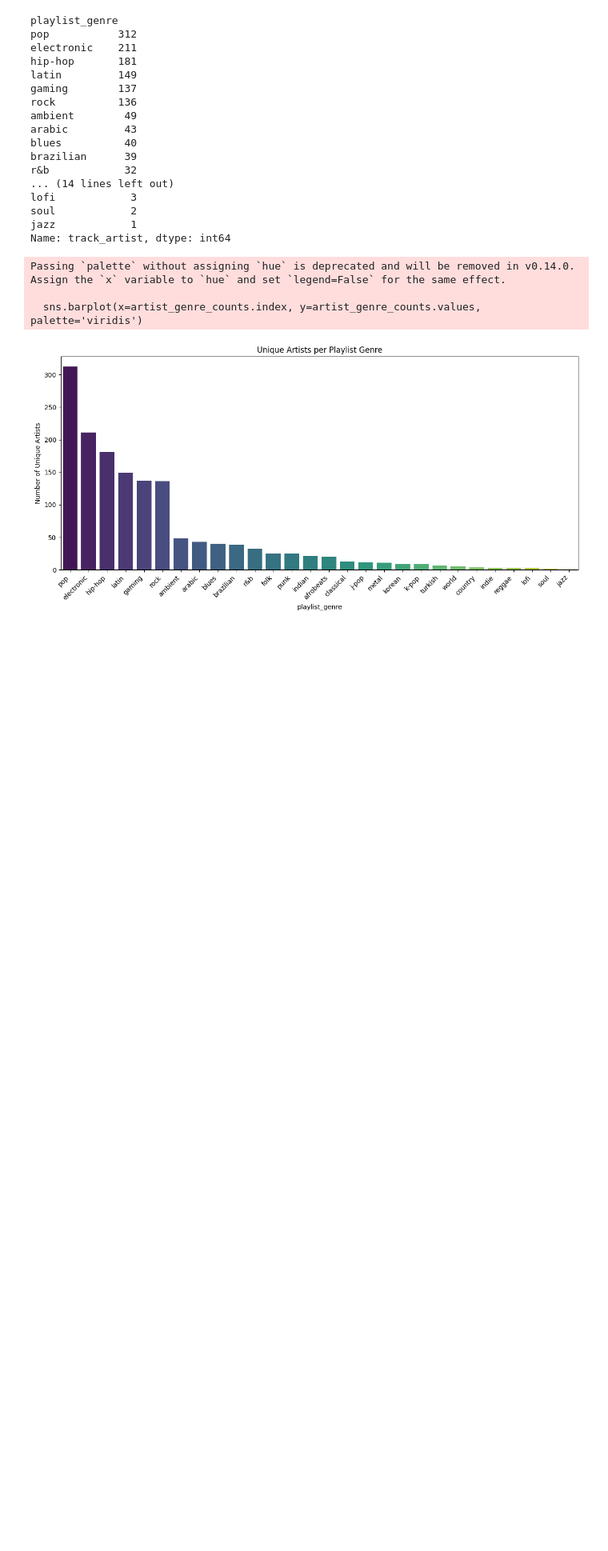
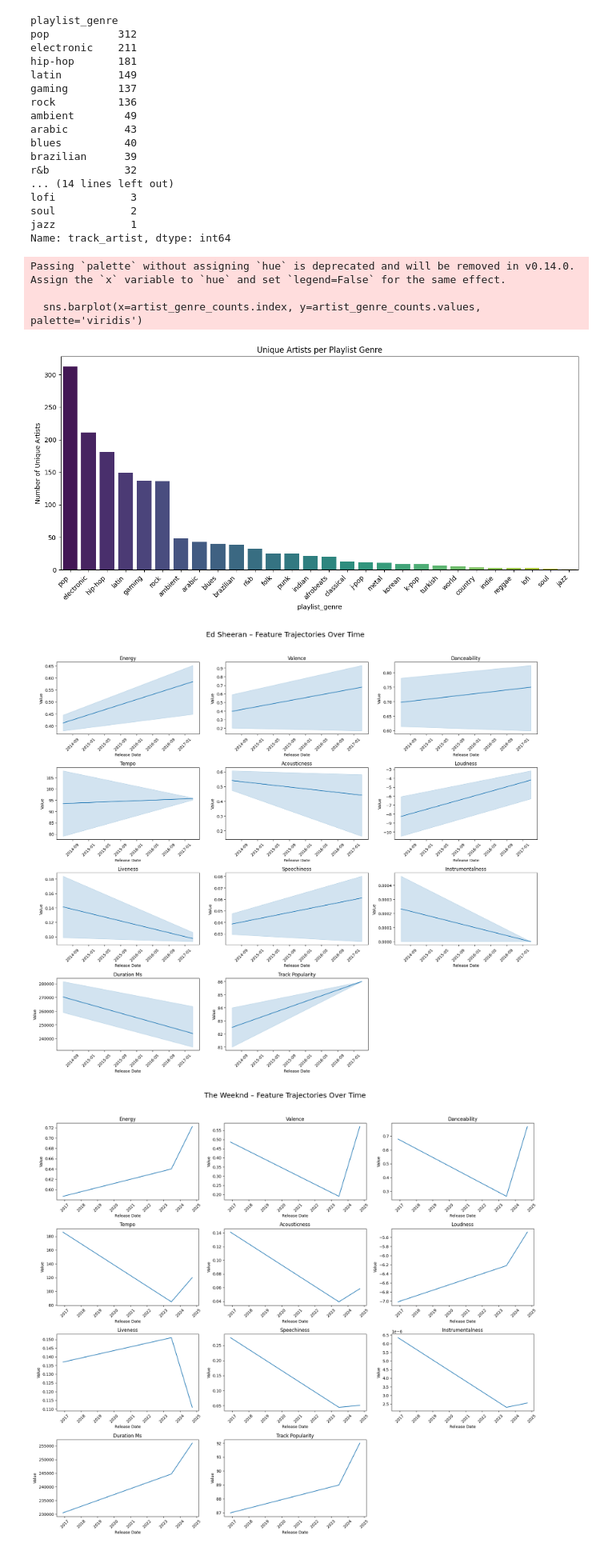
Before and after one commit to adg30/The-Sound-of-Change, a Jupyter notebook: main.ipynb, the cells around one changed output. Shown at 80% size. Cells and saved outputs as stored; diff of their text form; code cells hidden in the pictures; blank space fills up the shorter version.

```diff
--- a/main.ipynb
+++ b/main.ipynb
@@ -425,3 +425,40 @@ Passing `palette` without assigning `hue` is deprecated and will be removed in v
 
   sns.barplot(x=artist_genre_counts.index, y=artist_genre_counts.values, palette='viridis')
 [figure]
+# %%
+# Plotting feature trajectories over time for selected artists
+sample_artists = ['ed sheeran', 'the weeknd']
+
+features_to_track = [
+    'energy', 'valence', 'danceability', 'tempo', 'acousticness', 'loudness',
+    'liveness', 'speechiness', 'instrumentalness', 'duration_ms', 'track_popularity'
+]
+
+for artist in sample_artists:
+    artist_df = df_cleaned[df_cleaned['track_artist'] == artist].copy()
+    artist_df = artist_df.sort_values('track_album_release_date')
+
+    if artist_df.empty:
+        print(f"⚠️ No data available for {artist.title()}")
+        continue
+
+    n = len(features_to_track)
+    cols = 3
+    rows = (n + cols - 1) // cols
+
+    plt.figure(figsize=(18, rows * 4))
+
+    for i, feature in enumerate(features_to_track, 1):
+        plt.subplot(rows, cols, i)
+        sns.lineplot(data=artist_df, x='track_album_release_date', y=feature)
+        plt.title(feature.replace('_', ' ').title())
+        plt.xlabel('Release Date')
+        plt.ylabel('Value')
+        plt.xticks(rotation=45)
+
+    plt.suptitle(f'{artist.title()} – Feature Trajectories Over Time', fontsize=18)
+    plt.tight_layout(rect=[0, 0, 1, 0.96])
+    plt.show()
+# %% [output]
+[figure, added]
+[figure, added]
```
Also changed, not shown: parts of 1 cell of this notebook.
